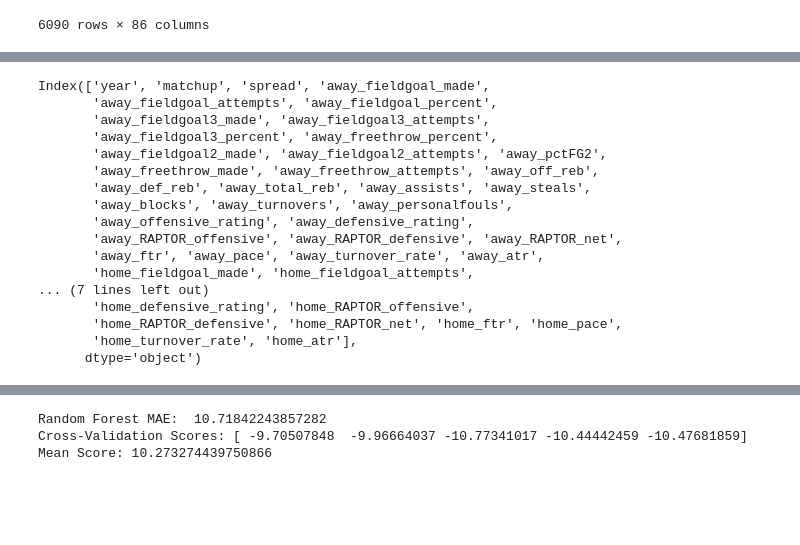
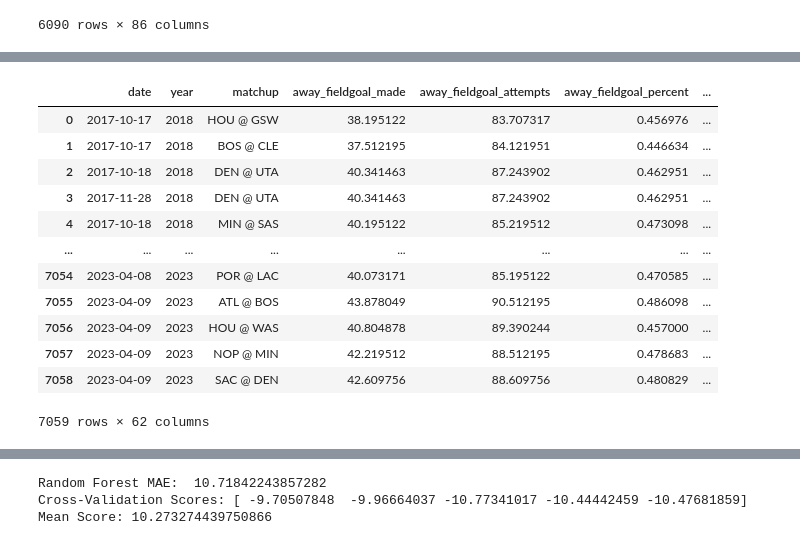
Before and after one commit to masonboyles/COMP_562_PROJ, a Jupyter notebook: final_project.ipynb, the cells around one changed output, grey strips where cells are left out. Cells and saved outputs as stored; diff of their text form; code cells hidden in the pictures; blank space fills up the shorter version.

Commit message:
Merged ML table into main table called merged_table

```diff
--- a/final_project.ipynb
+++ b/final_project.ipynb
@@ -26,6 +26,12 @@ all_data["away_turnover_rate"] = all_data["away_turnovers"] / (all_data["away_fi
 all_data["home_atr"] = all_data["home_assists"] / all_data["home_turnovers"]
 all_data["away_atr"] = all_data["away_assists"] / all_data["away_turnovers"]
 all_data["matchup"] = all_data["away_name"] + " @ " + all_data["home_name"]
+
+dates = pd.read_csv('dates.csv')
+dates['game_ID'] = dates['idGame']
+dates = dates.drop(columns=['idGame'])
+all_data = pd.merge(all_data, dates, on='game_ID', how='inner')
+all_data = all_data.rename(columns={'dateGame': 'date'})
 all_data.head()
 # %% [output]
 |  | Unnamed: 0 | year | game_ID | home_numberGame | home_ID_team | home_isB2B | home_isB2BFirst | ... |
@@ -86,28 +197,27 @@ full_averages_table
 # %%
 final_table = all_data
-final_table = final_table.iloc[:,[1,93,84]]
+final_table = final_table.iloc[:,[94,1,93,84]]
 final_table = pd.merge(final_table, full_averages_table, on=['year', 'matchup'], how='inner')
 #print(final_table.columns)
 final_table = final_table.iloc[:, 0:3].join(final_table.iloc[:,final_table.columns.get_loc("away_fieldgoal_made"):final_table.columns.get_loc("away_points")]
                                             ).join(final_table.iloc[:,final_table.columns.get_loc("away_offensive_rating"):final_table.columns.get_loc("away_atr")+1]
                                                    ).join(final_table.iloc[:,final_table.columns.get_loc("home_fieldgoal_made"):final_table.columns.get_loc("home_points")]
                                                           ).join(final_table.iloc[:,final_table.columns.get_loc("home_offensive_rating"):])
-final_table.columns
+final_table['home_name'] = final_table['matchup'].str.split(' @ ').str[1]
+#final_table = pd.merge(final_table, ml_table, on=['date', 'home_name'], how='inner')
+final_table = final_table[final_table['year'] != 2024]
+final_table
 # %% [output]
+|  | date | year | matchup | away_fieldgoal_made | away_fieldgoal_attempts | away_fieldgoal_percent | ... |
+| 0 | 2017-10-17 | 2018 | HOU @ GSW | 38.195122 | 83.707317 | 0.456976 | ... |
+| 1 | 2017-10-17 | 2018 | BOS @ CLE | 37.512195 | 84.121951 | 0.446634 | ... |
+| 2 | 2017-10-18 | 2018 | DEN @ UTA | 40.341463 | 87.243902 | 0.462951 | ... |
+| 3 | 2017-11-28 | 2018 | DEN @ UTA | 40.341463 | 87.243902 | 0.462951 | ... |
+| 4 | 2017-10-18 | 2018 | MIN @ SAS | 40.195122 | 85.219512 | 0.473098 | ... |
+| ... | ... | ... | ... | ... | ... | ... | ... |
+| 7054 | 2023-04-08 | 2023 | POR @ LAC | 40.073171 | 85.195122 | 0.470585 | ... |
+| 7055 | 2023-04-09 | 2023 | ATL @ BOS | 43.878049 | 90.512195 | 0.486098 | ... |
+| 7056 | 2023-04-09 | 2023 | HOU @ WAS | 40.804878 | 89.390244 | 0.457000 | ... |
+| 7057 | 2023-04-09 | 2023 | NOP @ MIN | 42.219512 | 88.512195 | 0.478683 | ... |
+| 7058 | 2023-04-09 | 2023 | SAC @ DEN | 42.609756 | 88.609756 | 0.480829 | ... |
-Index(['year', 'matchup', 'spread', 'away_fieldgoal_made',
-       'away_fieldgoal_attempts', 'away_fieldgoal_percent',
-       'away_fieldgoal3_made', 'away_fieldgoal3_attempts',
-       'away_fieldgoal3_percent', 'away_freethrow_percent',
-       'away_fieldgoal2_made', 'away_fieldgoal2_attempts', 'away_pctFG2',
-       'away_freethrow_made', 'away_freethrow_attempts', 'away_off_reb',
-       'away_def_reb', 'away_total_reb', 'away_assists', 'away_steals',
-       'away_blocks', 'away_turnovers', 'away_personalfouls',
-       'away_offensive_rating', 'away_defensive_rating',
-       'away_RAPTOR_offensive', 'away_RAPTOR_defensive', 'away_RAPTOR_net',
-       'away_ftr', 'away_pace', 'away_turnover_rate', 'away_atr',
-       'home_fieldgoal_made', 'home_fieldgoal_attempts',
-... (7 lines left out)
-       'home_defensive_rating', 'home_RAPTOR_offensive',
-       'home_RAPTOR_defensive', 'home_RAPTOR_net', 'home_ftr', 'home_pace',
-       'home_turnover_rate', 'home_atr'],
-      dtype='object')
+7059 rows × 62 columns
```
Also changed, not shown: parts of 5 cells of this notebook.
